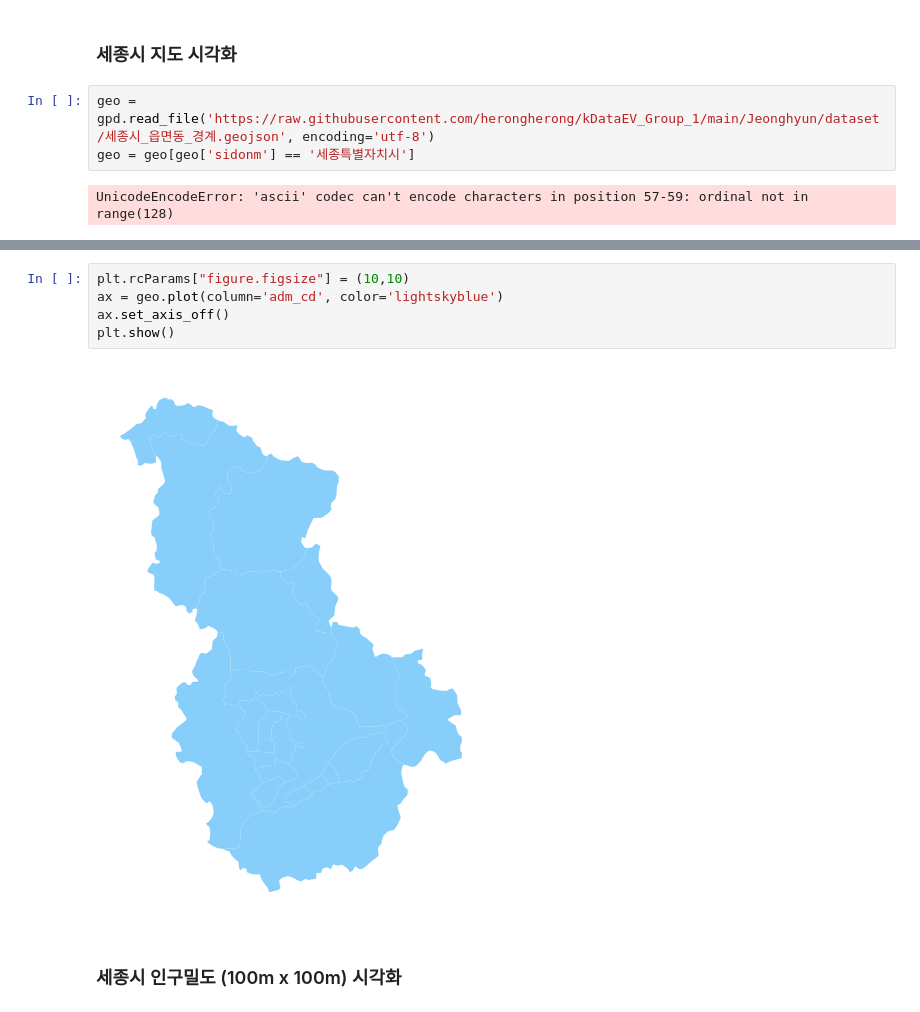
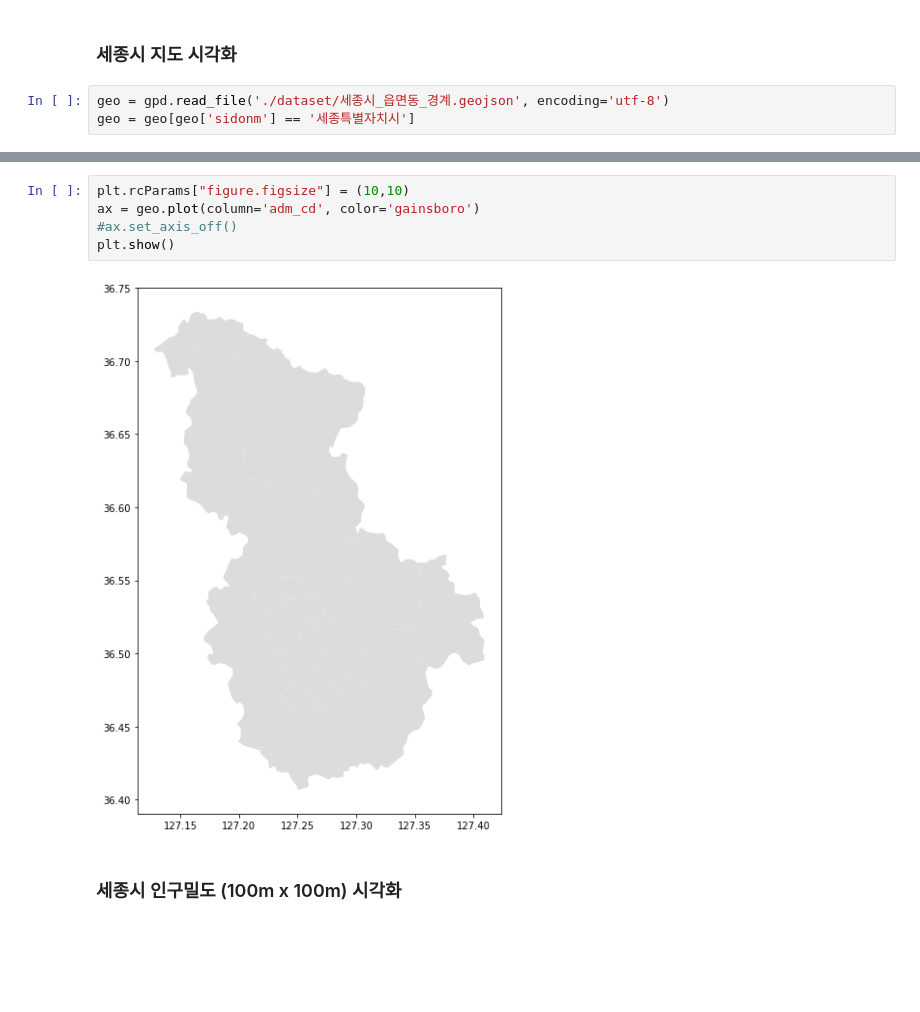
Before and after one commit to herongherong/kDataEV_Group_1, a Jupyter notebook: Jeonghyun/EDA.ipynb, the cells around one changed output, grey strips where cells are left out. Drawn from its saved outputs; the diff is of its cells as text; blank space fills up the shorter version.

```diff
--- a/Jeonghyun/EDA.ipynb
+++ b/Jeonghyun/EDA.ipynb
@@ -22,10 +23,8 @@ import time
 # %% [markdown]
 ### 세종시 지도 시각화
 # %%
-geo = gpd.read_file('https://raw.githubusercontent.com/herongherong/kDataEV_Group_1/main/Jeonghyun/dataset/세종시_읍면동_경계.geojson', encoding='utf-8')
+geo = gpd.read_file('./dataset/세종시_읍면동_경계.geojson', encoding='utf-8')
 geo = geo[geo['sidonm'] == '세종특별자치시']
-# %% [output]
-UnicodeEncodeError: 'ascii' codec can't encode characters in position 57-59: ordinal not in range(128)
 # %%
 geo.head()
 # %% [output]
@@ -37,11 +36,11 @@ geo.head()
 | 1140 | 1149 | 세종특별자치시 세종시 연서면 | 2901036 | 3611036000 | 36110 | 36 | 세종특별자치시 | 세종시 연서면 | 세종시 | 29010360 | MULTIPOLYGON (((127.25867 36.6187... |
 # %%
 plt.rcParams["figure.figsize"] = (10,10)
-ax = geo.plot(column='adm_cd', color='lightskyblue')
-ax.set_axis_off()
+ax = geo.plot(column='adm_cd', color='gainsboro')
+#ax.set_axis_off()
 plt.show()
 # %% [output]
-[figure, old version]
+[figure, new version]
 # %% [markdown]
 ### 세종시 인구밀도 (100m x 100m) 시각화
 # %%
```
Also changed, not shown: parts of 52 cells of this notebook.
